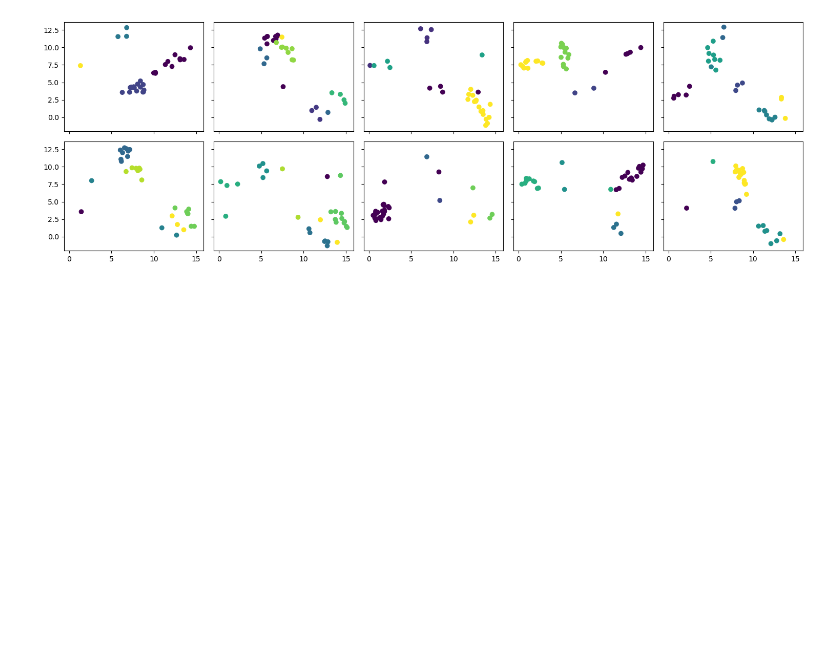
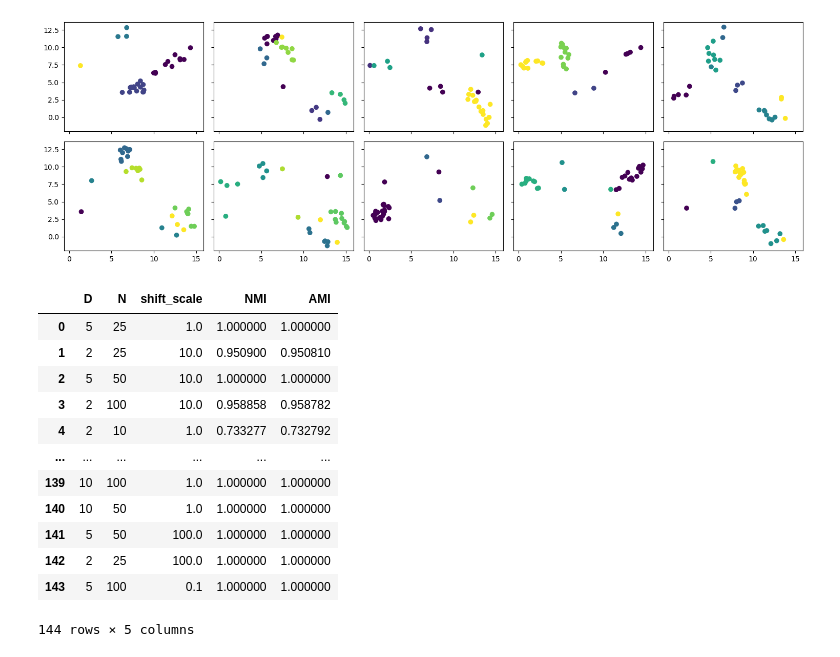
Before and after one commit to shamPJ/KL-GTVmin-GMM, a Jupyter notebook: src/Untitled.ipynb, the cells around one changed output. Cells and saved outputs as stored; diff of their text form; code cells hidden in the pictures; blank space fills up the shorter version.

```diff
--- a/src/Untitled.ipynb
+++ b/src/Untitled.ipynb
@@ -707,0 +734,16 @@ plt.show()
+# %%
+df
+# %% [output]
+|  | D | N | shift_scale | NMI | AMI |
+| 0 | 5 | 25 | 1.0 | 1.000000 | 1.000000 |
+| 1 | 2 | 25 | 10.0 | 0.950900 | 0.950810 |
+| 2 | 5 | 50 | 10.0 | 1.000000 | 1.000000 |
+| 3 | 2 | 100 | 10.0 | 0.958858 | 0.958782 |
+| 4 | 2 | 10 | 1.0 | 0.733277 | 0.732792 |
+| ... | ... | ... | ... | ... | ... |
+| 139 | 10 | 100 | 1.0 | 1.000000 | 1.000000 |
+| 140 | 10 | 50 | 1.0 | 1.000000 | 1.000000 |
+| 141 | 5 | 50 | 100.0 | 1.000000 | 1.000000 |
+| 142 | 2 | 25 | 100.0 | 1.000000 | 1.000000 |
+| 143 | 5 | 100 | 0.1 | 1.000000 | 1.000000 |
+144 rows × 5 columns
```
Also changed, not shown: parts of 4 cells of this notebook, 1 other file.
